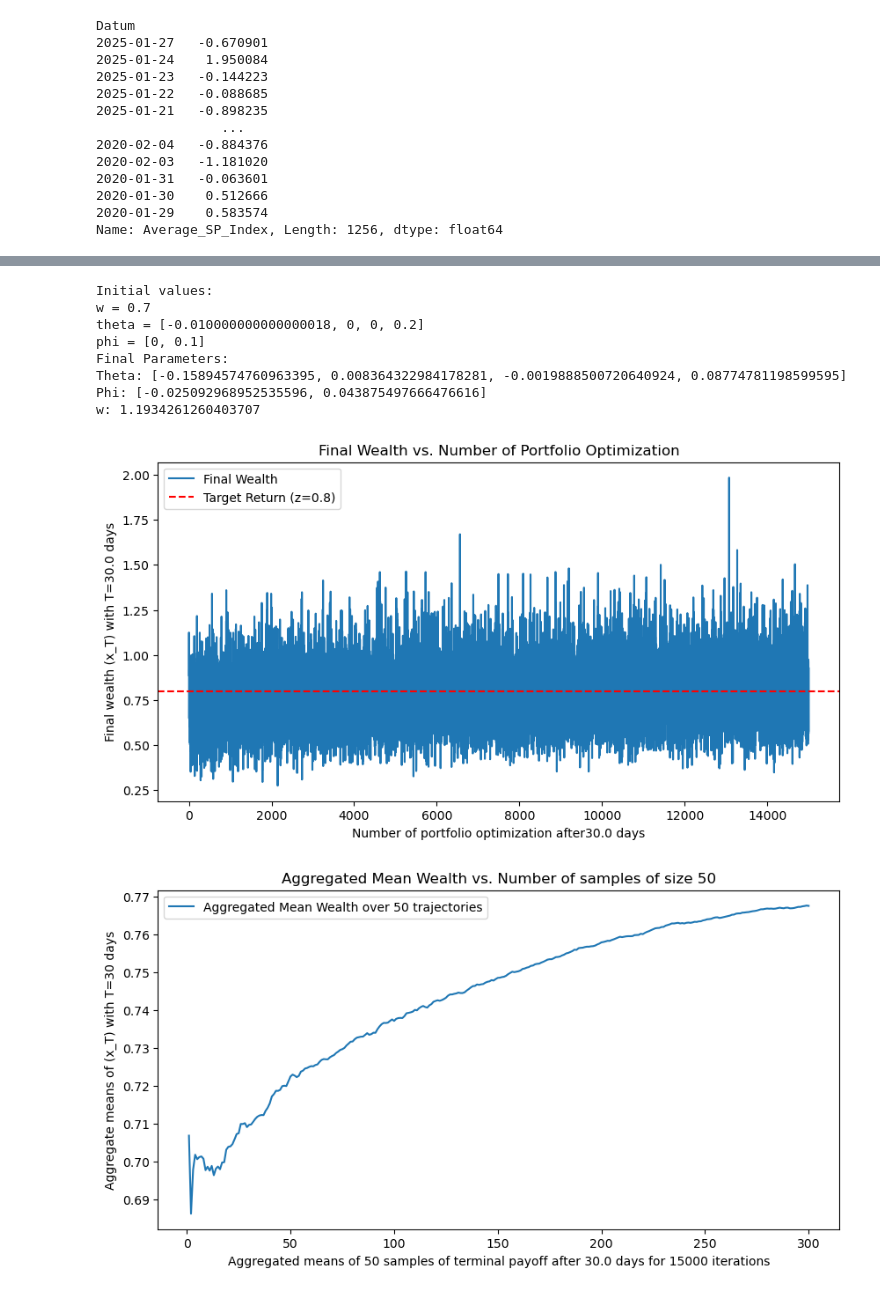
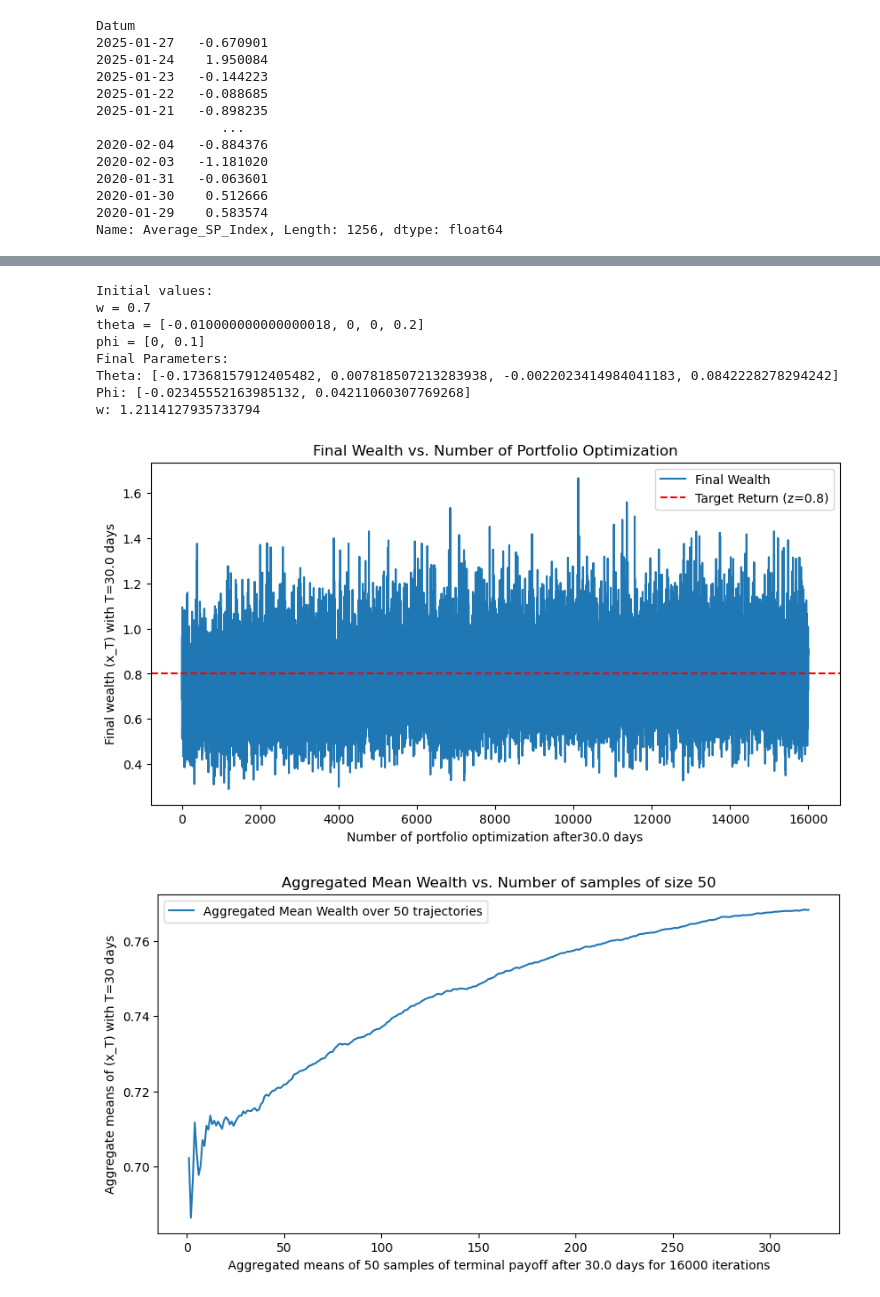
Before and after one commit to oscar10-wq/RL-Mathfin, a Jupyter notebook: RL_algorithm.ipynb, the cells around one changed output, grey strips where cells are left out. Drawn from its saved outputs; the diff is of its cells as text; code cells hidden in the pictures.

```diff
--- a/RL_algorithm.ipynb
+++ b/RL_algorithm.ipynb
@@ -76,7 +76,7 @@ def emv_portfolio_selection(
     N = sample_average_size
     r= interest_rate
 
-
+    #initialization of parameters
     phi = [0,0.1]
     theta= [-(x_0-z)**2,0,0,2*phi[1]]
     w= x_0
@@ -129,7 +129,6 @@ def emv_portfolio_selection(
         #update the policy_phi
         phi_policy[0] = phi[0]
         phi_policy[1] = phi[1]
-        #print(phi_policy)
 
         #get all the values of x^j_{T/delta} for j in 1 to M
         D_final.append(D[-1][1])
@@ -273,7 +272,7 @@ target_payoff = 0.8
 investment_horizon = 1
 discretization_dt = 1/30 #number of days
 exploration_rate = 3 #before 0.1
-num_iterations = 15000
+num_iterations = 16000
 sample_average_size = 50
 interest_rate = 0.02
 
@@ -349,35 +348,35 @@ plt.plot(num_trajectories, variance_off_sample, linestyle='-', label=f'Varianceo
 
 plt.xlabel(f"Variance of terminal payoff  over {int(sample_average_size)} sample size after {1/discretization_dt} days for {num_iterations} iterations")
 plt.ylabel(f"Variance (x_T) with T= {int(1/discretization_dt)} days")
 plt.title(f"Variance of wealth vs. Number of samples of size {int(sample_average_size)}")
 plt.legend()
 
 
 #-------------------------------------S&P 500 plotting---------------------------------------------------------------------------------------------#
 
 market_av_30 = market_av[:int(1/discretization_dt)]
 
 # Plot
 plt.figure(figsize=(10, 5))
 plt.plot(market_av_30.index, market_av_30.values, linestyle='-', label="Average S&P 500 Index return")
 
 # Formatting
 plt.xlabel("Date")
 plt.ylabel("Average S&P 500 Index return")
 plt.title(f"S&P 500 Index return Over the First {int(1/discretization_dt)} Days")
 plt.xticks(rotation=45)  # Rotate dates for readability
 plt.grid(True)
 plt.legend()
 
 plt.show()
 # %% [output]
 Initial values:
 w = 0.7
 theta = [-0.010000000000000018, 0, 0, 0.2]
 phi = [0, 0.1]
 Final Parameters:
-Theta: [-0.15894574760963395, 0.008364322984178281, -0.0019888500720640924, 0.08774781198599595]
-Phi: [-0.025092968952535596, 0.043875497666476616]
-w: 1.1934261260403707
+Theta: [-0.17368157912405482, 0.007818507213283938, -0.0022023414984041183, 0.0842228278294242]
+Phi: [-0.02345552163985132, 0.04211060307769268]
+w: 1.2114127935733794
-[figure, old version]
+[figure, new version]
-[figure, old version]
+[figure, new version]
```
Also changed, not shown: parts of 3 cells of this notebook.
